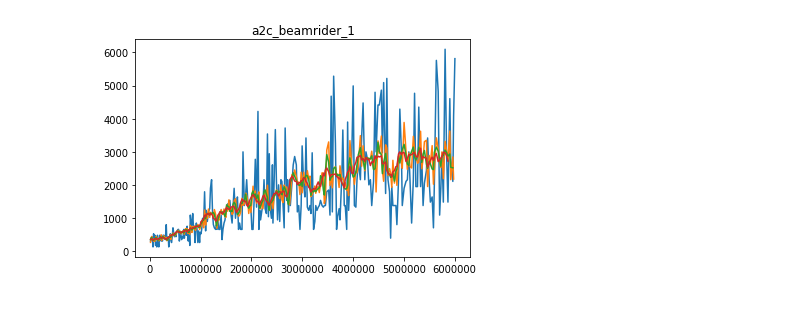
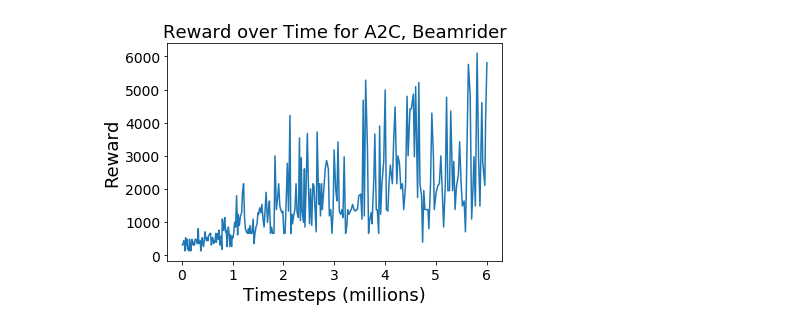
Before and after one commit to mgwillia/pytorch-a2c-ppo-acktr-gail, a Jupyter notebook: figure_1.ipynb, the cells around one changed output. Drawn from its saved outputs; the diff is of its cells as text; code cells hidden in the pictures.

```diff
--- a/figure_1.ipynb
+++ b/figure_1.ipynb
@@ -50,25 +50,30 @@ for algo in algos:
 # %%
 import matplotlib.pyplot as plt
 import numpy
 
 def running_mean(x, N):
     cumsum = numpy.cumsum(numpy.insert(x, 0, 0))
     return (cumsum[N:] - cumsum[:-N]) / float(N)
 
+fig, ax = plt.subplots(1, 1)
 for i, trialName in enumerate(trialNames):
     times, rewards = getTrialStats(trialName)
     times, rewards = zip(*sorted(zip(times, rewards)))
     #rewards = running_mean(numpy.array(rewards), 32)
-    plt.figure(i)
-    plt.title(trialName)
+    ax.set_title('Reward over Time for A2C, Beamrider', fontsize=18)
     #plt.plot(times[:-31], rewards)
-    plt.plot(times[::10], rewards[::10])
-    rewards_window_10 = running_mean(numpy.array(rewards), 10)
-    plt.plot(times[:-9:10], rewards_window_10[::10])
-    rewards_window_25 = running_mean(numpy.array(rewards), 25)
-    plt.plot(times[:-24:10], rewards_window_25[::10])
-    rewards_window_50 = running_mean(numpy.array(rewards), 50)
-    plt.plot(times[:-49:10], rewards_window_50[::10])
+    ax.plot(numpy.array(times[::10]) / 1e6, rewards[::10])
+    #rewards_window_10 = running_mean(numpy.array(rewards), 10)
+    #plt.plot(times[:-9:10] / 1e6, rewards_window_10[::10])
+    #rewards_window_25 = running_mean(numpy.array(rewards), 25)
+    #plt.plot(times[:-24:10] / 1e6, rewards_window_25[::10])
+    #rewards_window_50 = running_mean(numpy.array(rewards), 50)
+    #plt.plot(times[:-49:10] / 1e6, rewards_window_50[::10])
+
+ax.tick_params(axis='both', which='major', labelsize=14)
+ax.set_xlabel('Timesteps (millions)', fontsize=18)
+ax.set_ylabel('Reward', fontsize=18)
+plt.savefig('intro_teaser.png', bbox_inches='tight')
 plt.show()
 # %% [output]
-[figure, old version]
+[figure, new version]
```
Also changed, not shown: 17 other files.
